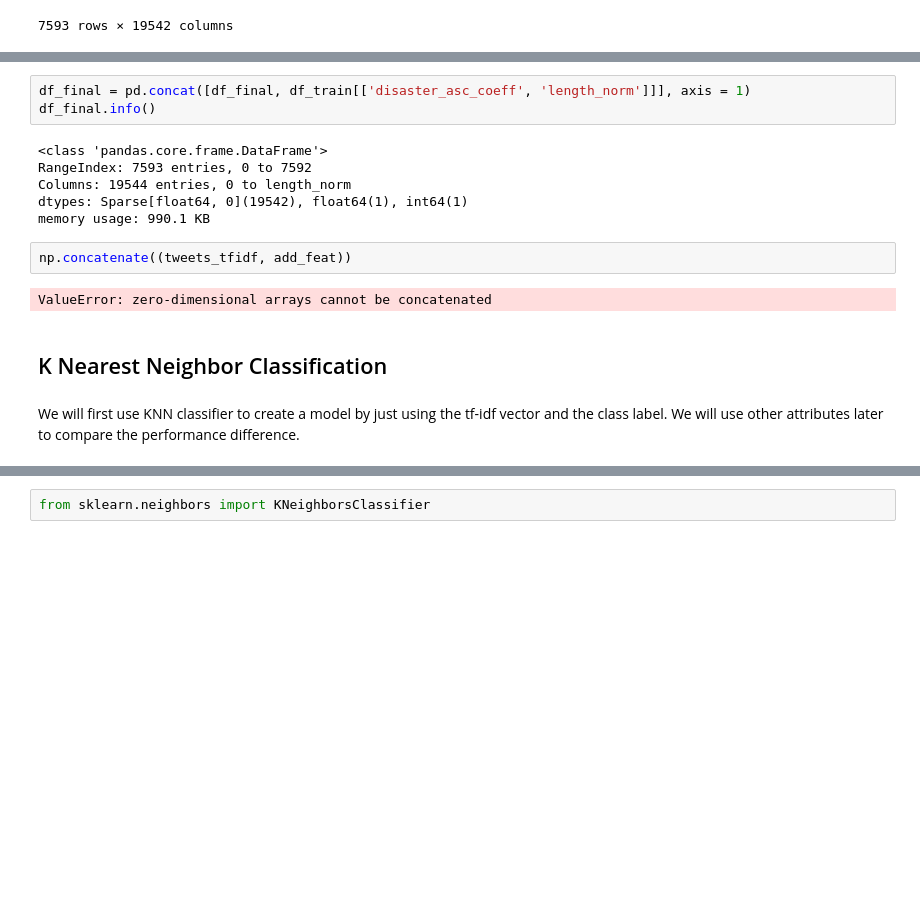
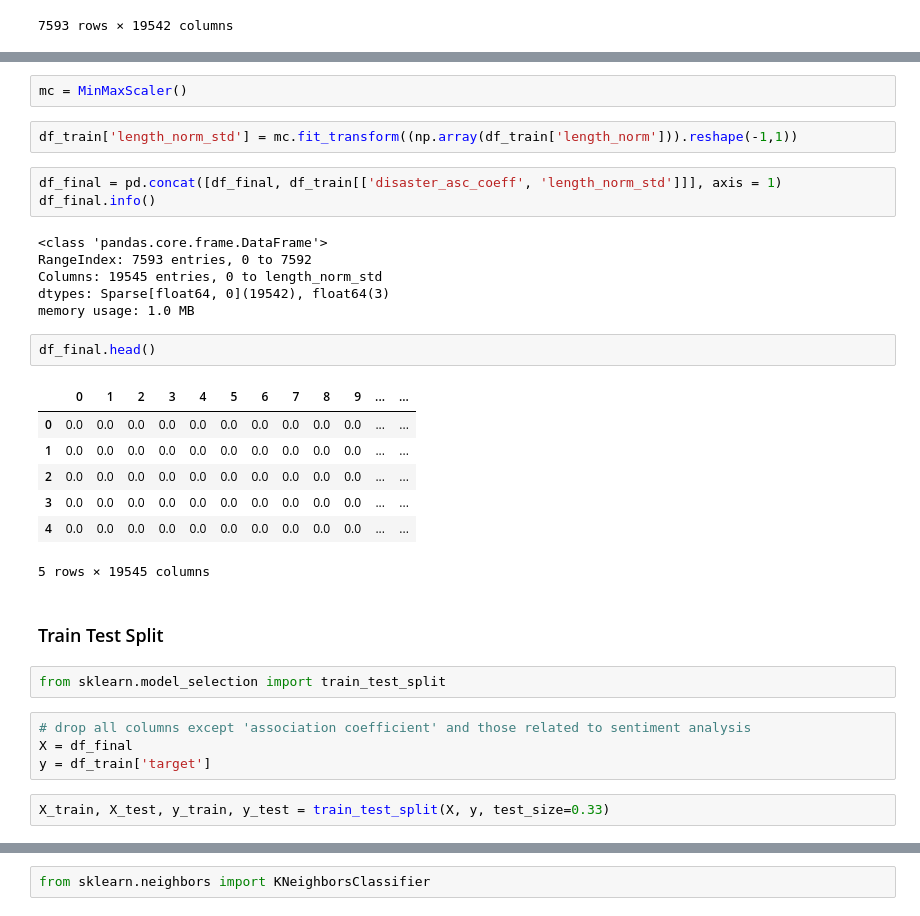
Before and after one commit to Shiska07/Information-Retreval-and-Natural-Language-Processing, a Jupyter notebook: Disaster_Tweets_Classification/2 - Classification using tf-idf Vector Space Model.ipynb, the cells around one changed output, grey strips where cells are left out. Cells and saved outputs as stored; diff of their text form; blank space fills up the shorter version.

```diff
--- a/Disaster_Tweets_Classification/2 - Classification using tf-idf Vector Space Model.ipynb
+++ b/Disaster_Tweets_Classification/2 - Classification using tf-idf Vector Space Model.ipynb
@@ -214,17 +217,33 @@ df_final
+# %%
+mc = MinMaxScaler()
+# %%
+df_train['length_norm_std'] = mc.fit_transform((np.array(df_train['length_norm'])).reshape(-1,1))
 # %%
-df_final = pd.concat([df_final, df_train[['disaster_asc_coeff', 'length_norm']]], axis = 1)
+df_final = pd.concat([df_final, df_train[['disaster_asc_coeff', 'length_norm_std']]], axis = 1)
 df_final.info()
 # %% [output]
 <class 'pandas.core.frame.DataFrame'>
 RangeIndex: 7593 entries, 0 to 7592
-Columns: 19544 entries, 0 to length_norm
-dtypes: Sparse[float64, 0](19542), float64(1), int64(1)
-memory usage: 990.1 KB
+Columns: 19545 entries, 0 to length_norm_std
+dtypes: Sparse[float64, 0](19542), float64(3)
+memory usage: 1.0 MB
-# %%
-np.concatenate((tweets_tfidf, add_feat))
-# %% [output]
-ValueError: zero-dimensional arrays cannot be concatenated
-# %% [markdown]
-## K Nearest Neighbor Classification
-# %% [markdown]
-We will first use KNN classifier to create a model by just using the tf-idf vector and the class label. We will use other attributes later to compare the performance difference.
+# %%
+df_final.head()
+# %% [output]
+|  | 0 | 1 | 2 | 3 | 4 | 5 | 6 | 7 | 8 | 9 | ... | ... |
+| 0 | 0.0 | 0.0 | 0.0 | 0.0 | 0.0 | 0.0 | 0.0 | 0.0 | 0.0 | 0.0 | ... | ... |
+| 1 | 0.0 | 0.0 | 0.0 | 0.0 | 0.0 | 0.0 | 0.0 | 0.0 | 0.0 | 0.0 | ... | ... |
+| 2 | 0.0 | 0.0 | 0.0 | 0.0 | 0.0 | 0.0 | 0.0 | 0.0 | 0.0 | 0.0 | ... | ... |
+| 3 | 0.0 | 0.0 | 0.0 | 0.0 | 0.0 | 0.0 | 0.0 | 0.0 | 0.0 | 0.0 | ... | ... |
+| 4 | 0.0 | 0.0 | 0.0 | 0.0 | 0.0 | 0.0 | 0.0 | 0.0 | 0.0 | 0.0 | ... | ... |
+5 rows × 19545 columns
+# %% [markdown]
+### Train Test Split
+# %%
+from sklearn.model_selection import train_test_split
+# %%
+# drop all columns except 'association coefficient' and those related to sentiment analysis
+X = df_final
+y = df_train['target']
+# %%
+X_train, X_test, y_train, y_test = train_test_split(X, y, test_size=0.33)
```
Also changed, not shown: parts of 23 cells of this notebook, 1 other file.
